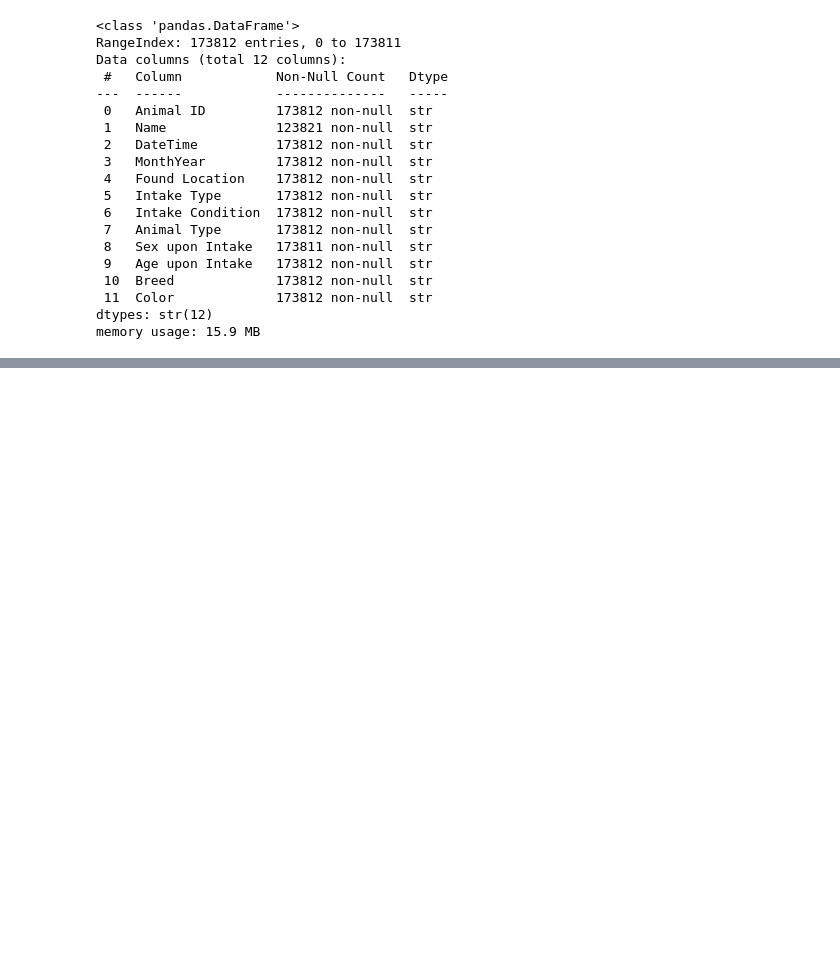
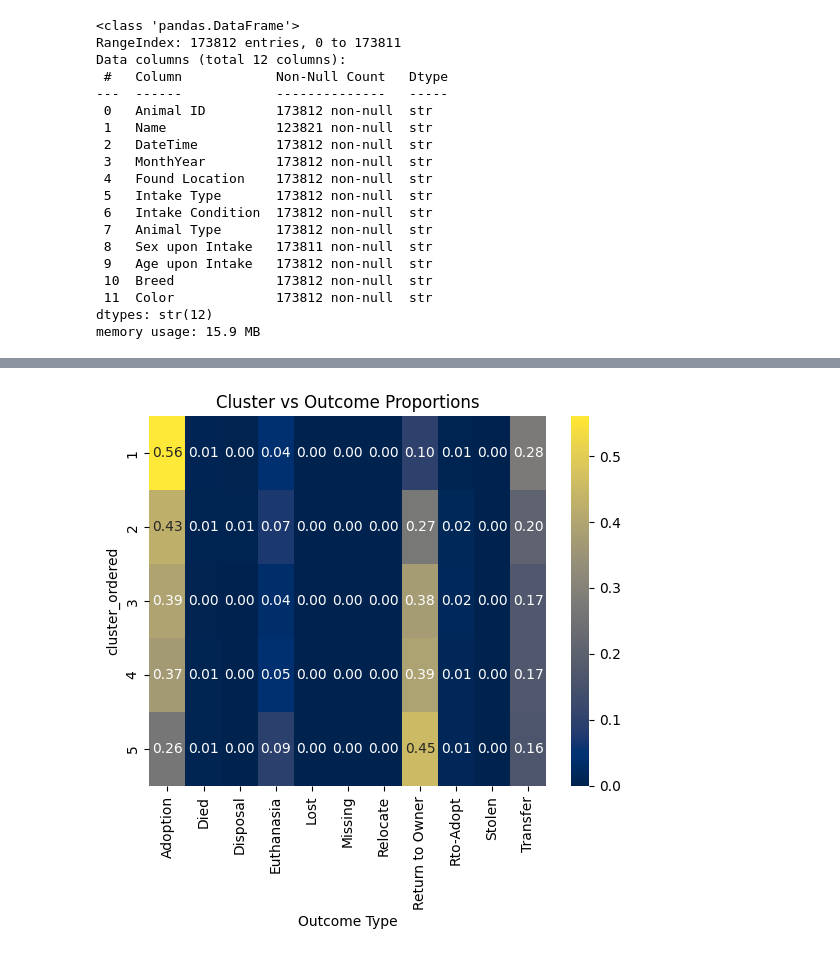
Before and after one commit to afiscl/csci3343-animal-shelter-project, a Jupyter notebook: cluster_factors.ipynb, the cells around one changed output, grey strips where cells are left out. Cells and saved outputs as stored; diff of their text form; code cells hidden in the pictures; blank space fills up the shorter version.

```diff
--- a/cluster_factors.ipynb
+++ b/cluster_factors.ipynb
@@ -60,0 +98,4 @@ memory usage: 15.9 MB
+# %%
+cluster_age = df_clustered.groupby("cluster")["Age_days"].mean()
+print(cluster_age)
+sorted_clusters = cluster_age.sort_values().index
@@ -60,0 +251,12 @@ memory usage: 15.9 MB
+# %%
+sns.heatmap(
+    cluster_outcomes,
+    annot=True,
+    cmap="cividis",  # VERY good for colorblindness
+    fmt=".2f"
+)
+
+plt.title("Cluster vs Outcome Proportions")
+plt.show()
+# %% [output]
+[figure, added]
```
Also changed, not shown: parts of 32 cells of this notebook, 7 other files.
